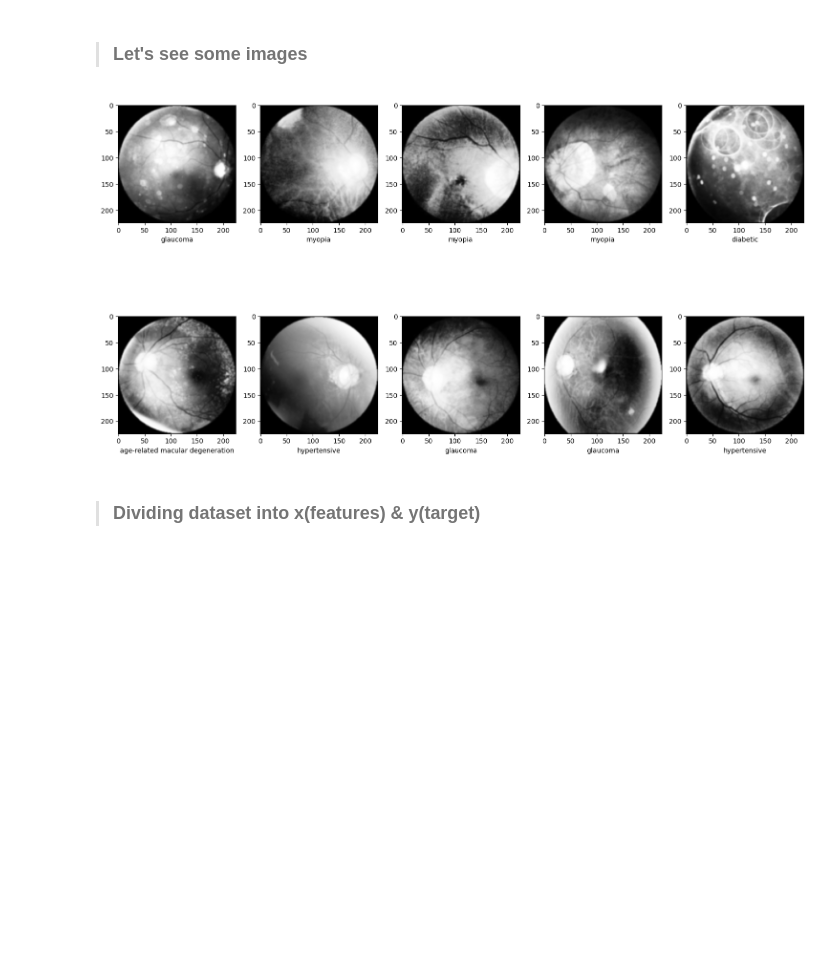
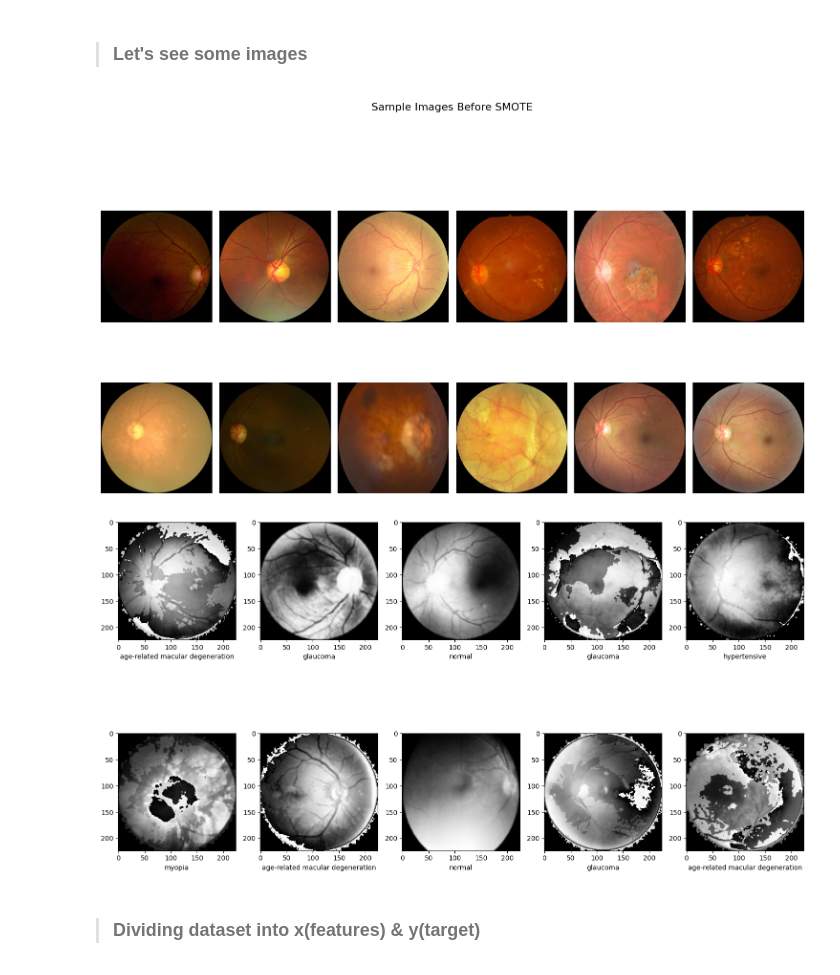
Before and after one commit to veee666/Skripsi_082011633038, a Jupyter notebook: vgg-19-oversample-and-undersample (HE trial 2).ipynb, the cells around one changed output. Drawn from its saved outputs; the diff is of its cells as text; code cells hidden in the pictures; blank space fills up the shorter version.

Commit message:
Kaggle Notebook | VGG-19 (Oversample and Undersample) | HE, SMOTE, 0.001

```diff
--- a/vgg-19-oversample-and-undersample (HE trial 2).ipynb
+++ b/vgg-19-oversample-and-undersample (HE trial 2).ipynb
@@ -645,25 +664,49 @@ Total number of images in the dataset: 39172
 # %% [markdown]
 ><h3>Let's see some images</h3>
 # %%
+import matplotlib.pyplot as plt
+import matplotlib.image as mpimg
+
+def display_sample_images(image_paths, title="Sample Images"):
+    plt.figure(figsize=(15, 10))
+    for i, image_path in enumerate(image_paths):
+        plt.subplot(2, len(image_paths)//2, i + 1)
+        img = mpimg.imread(image_path)
+        plt.imshow(img)
+        plt.axis('off')
+
+    plt.suptitle(title, fontsize=16)
+    plt.tight_layout(rect=[0, 0, 1, 0.95])
+    plt.show()
+
+# Mengambil beberapa path gambar dari beberapa kategori sebelum SMOTE
+sample_paths = []
+for category in ['normal', 'diabetic', 'age-related macular degeneration', 'glaucoma', 'myopia', 'hypertensive']:
+    sample_paths.extend([os.path.join(dataset_dir, img) for img in random.sample(class_images_dict[category], 2)])
+
+# Menampilkan contoh gambar dari beberapa kategori sebelum SMOTE
+display_sample_images(sample_paths, title="Sample Images Before SMOTE")
+
 # Gantilah X dan y dengan variabel yang sesuai pada saat membuat dataset
 plt.figure(figsize=(15, 10))
 for i in range(10):
     sample = random.choice(range(len(dataset)))
     image = dataset[sample][0]
     label_id = dataset[sample][1]
 
     # Konversi label_id ke label yang sesuai
     labels = ['cataract', 'normal', 'diabetic', 'age-related macular degeneration', 'glaucoma', 'myopia', 'hypertensive']
     label = labels[label_id]
 
     plt.subplot(2, 5, i + 1)
     plt.imshow(image)
     plt.xlabel(label)
 
 plt.tight_layout()
 plt.show()
 # %% [output]
-[figure, old version]
+[figure, new version]
+[figure, added]
 # %% [markdown]
 ><h3>Dividing dataset into x(features) & y(target)</h3>
 # %%
```
Also changed, not shown: parts of 8 cells of this notebook.
